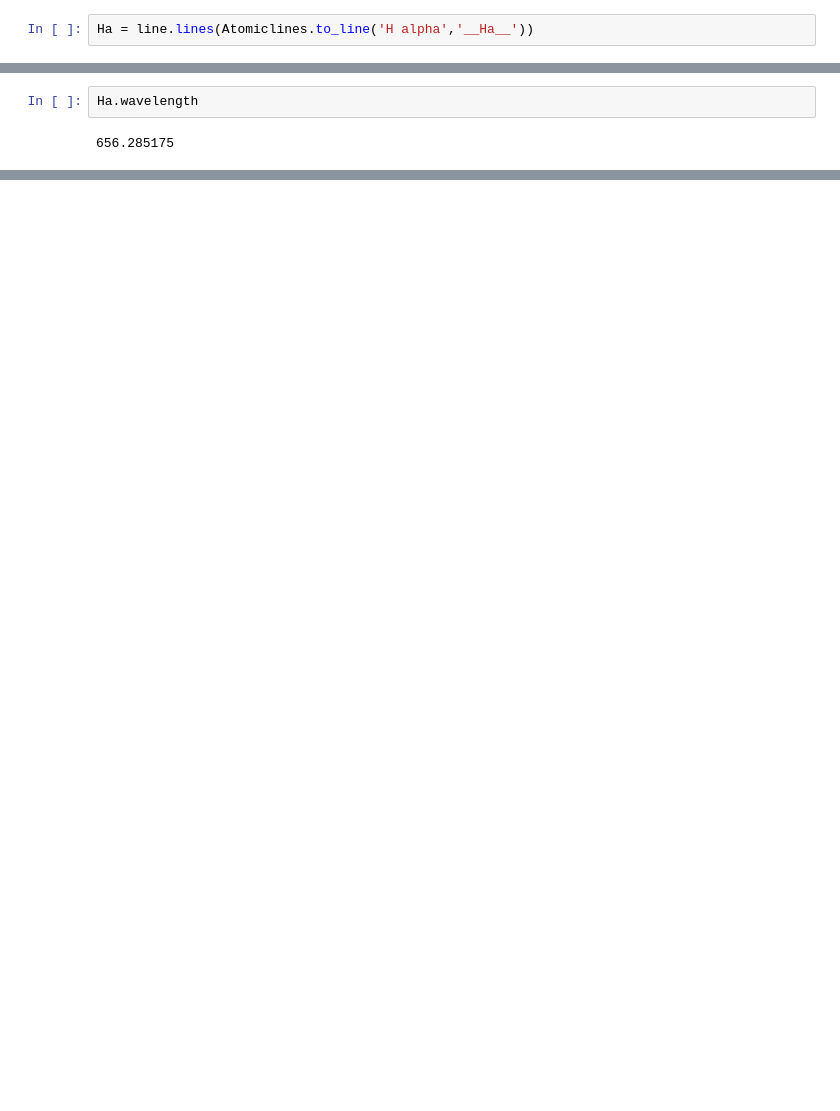
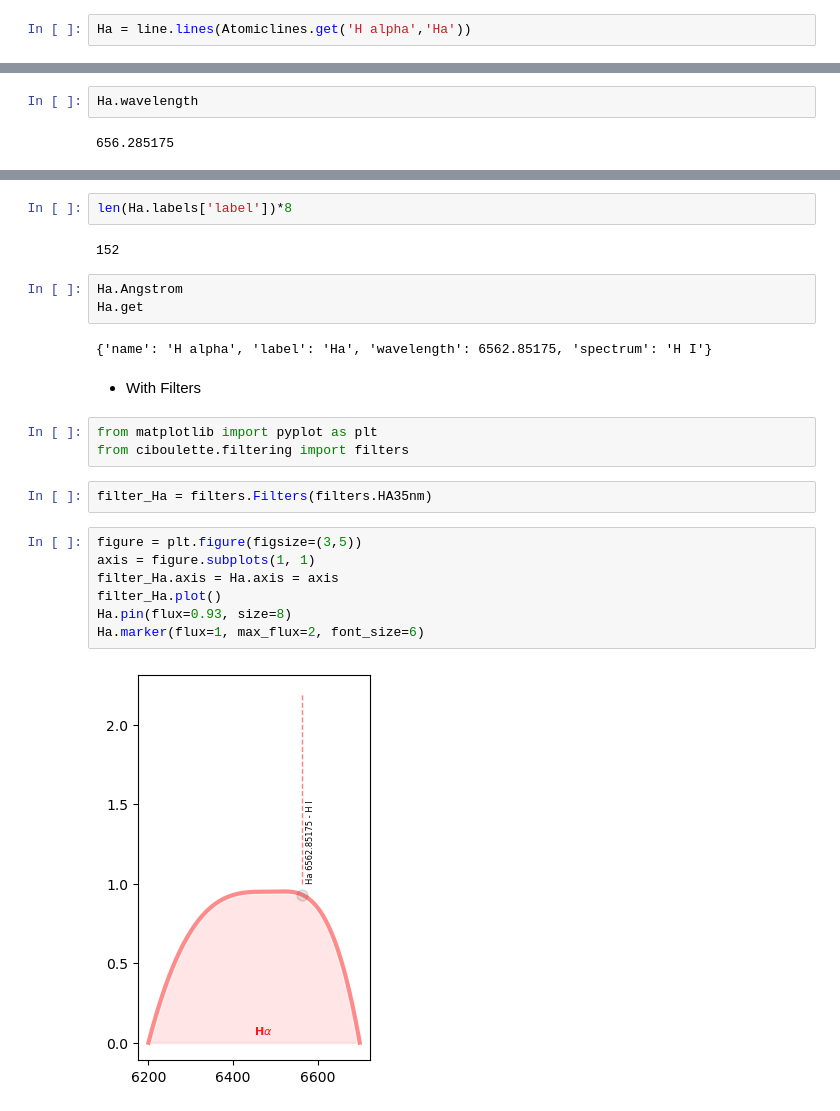
Before and after one commit to dtouzan/ciboulette, a Jupyter notebook: notebook/example-atomicline.ipynb, the cells around one changed output, grey strips where cells are left out. Saved outputs shown, nothing was run; the diff lists cells and outputs as text; blank space fills up the shorter version.

Commit message:
Update spectrum modules

```diff
--- a/notebook/example-atomicline.ipynb
+++ b/notebook/example-atomicline.ipynb
@@ -172,7 +176,7 @@ Atomiclines.to_line('','')
 # %% [markdown]
 - Create lines with atomic lines
 # %%
-Ha = line.lines(Atomiclines.to_line('H alpha','__Ha__'))
+Ha = line.lines(Atomiclines.get('H alpha','Ha'))
 # %%
 Ha.label
 # %% [output]
@@ -183,0 +200,25 @@ Ha.wavelength
+# %%
+len(Ha.labels['label'])*8
+# %% [output]
+152
+# %%
+Ha.Angstrom
+Ha.get
+# %% [output]
+{'name': 'H alpha', 'label': 'Ha', 'wavelength': 6562.85175, 'spectrum': 'H I'}
+# %% [markdown]
+- With Filters
+# %%
+from matplotlib import pyplot as plt
+from ciboulette.filtering import filters
+# %%
+filter_Ha = filters.Filters(filters.HA35nm)
+# %%
+figure = plt.figure(figsize=(3,5))
+axis = figure.subplots(1, 1)
+filter_Ha.axis = Ha.axis = axis
+filter_Ha.plot()
+Ha.pin(flux=0.93, size=8)
+Ha.marker(flux=1, max_flux=2, font_size=6)
+# %% [output]
+[figure, added]
```
Also changed, not shown: parts of 8 cells of this notebook, 2 other files.
